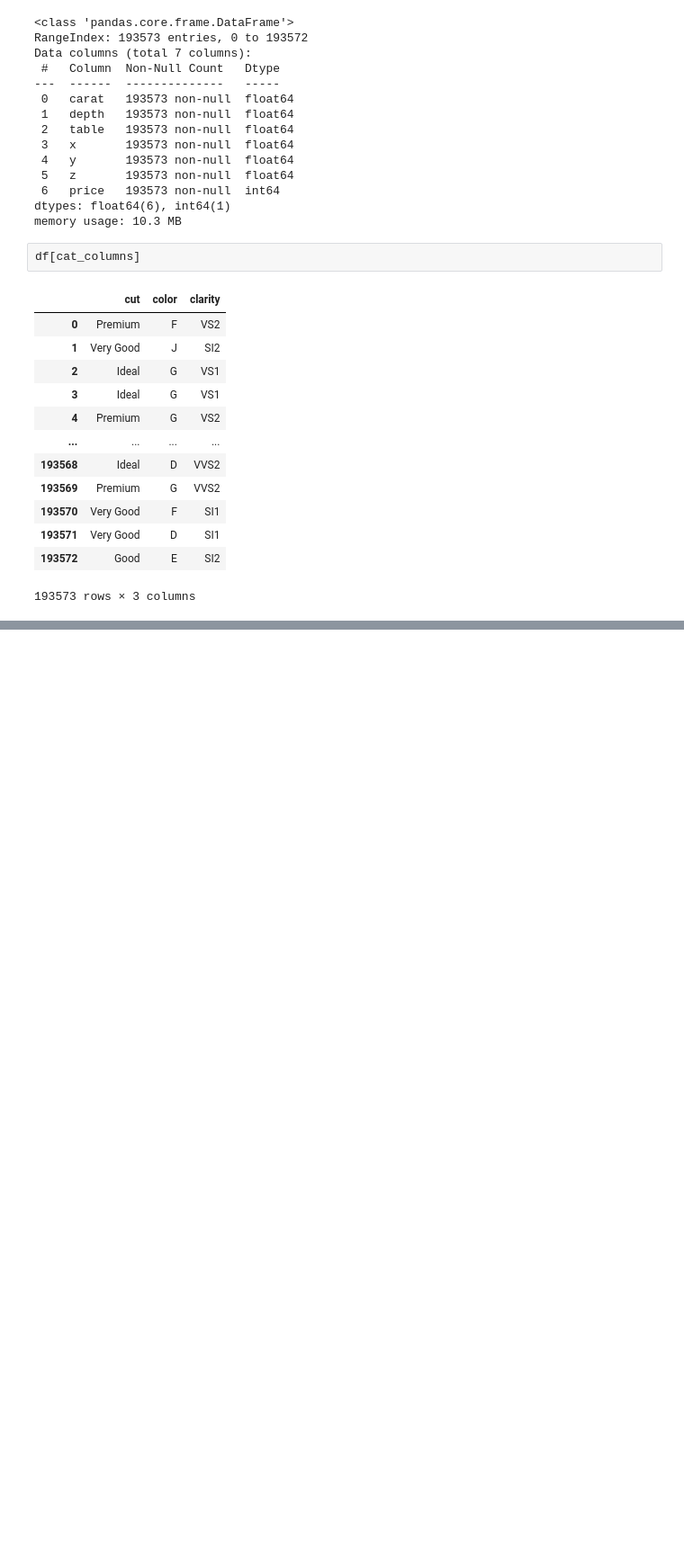
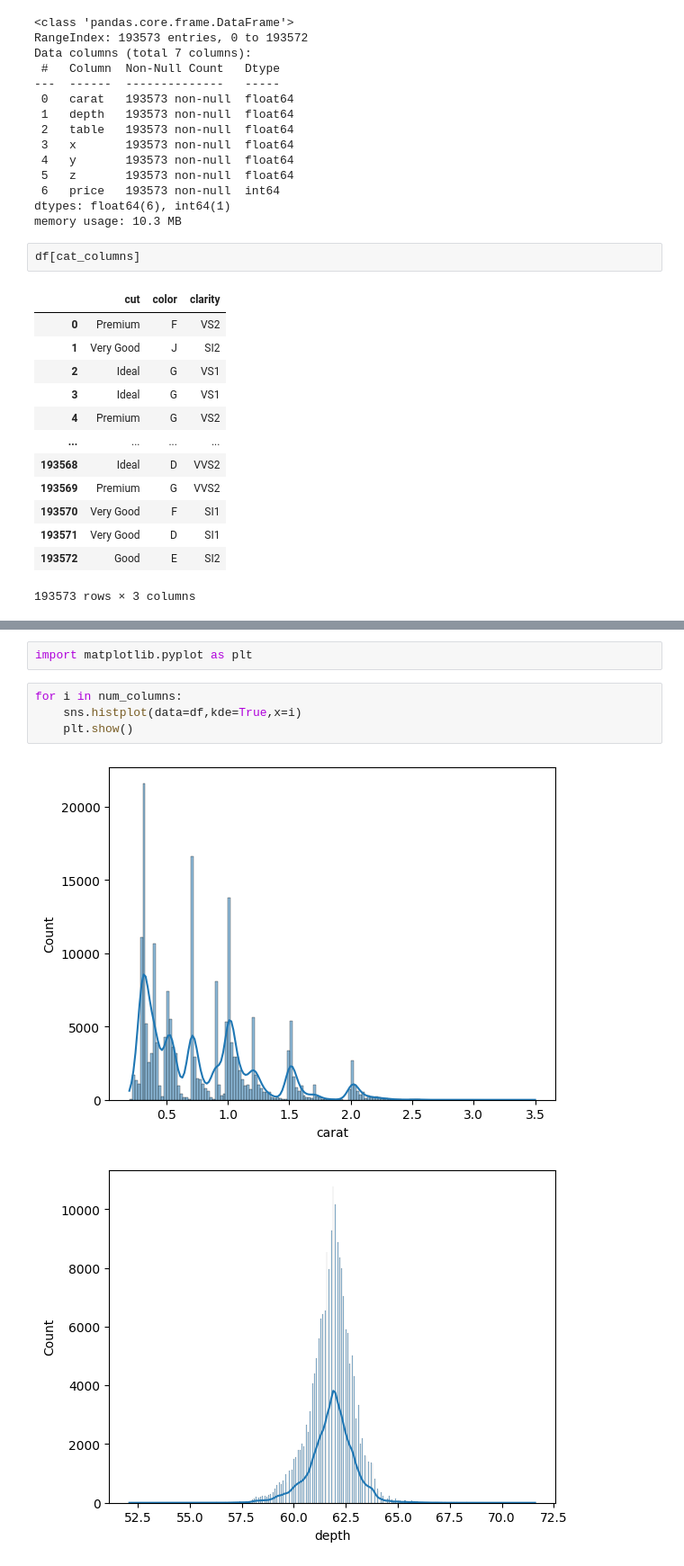
Before and after one commit to Subham0003/INEURO, a Jupyter notebook: experiment/experiment.ipynb, the cells around one changed output, grey strips where cells are left out. Shown: that part at 90% size. Cells and saved outputs as stored; diff of their text form; blank space fills up the shorter version.

```diff
--- a/experiment/experiment.ipynb
+++ b/experiment/experiment.ipynb
@@ -117,0 +157,9 @@ df[cat_columns]
+# %%
+import matplotlib.pyplot as plt
+# %%
+for i in num_columns:
+    sns.histplot(data=df,kde=True,x=i)
+    plt.show()
+# %% [output]
+[figure, added]
+[figure, added]
```
Also changed, not shown: parts of 19 cells of this notebook.
